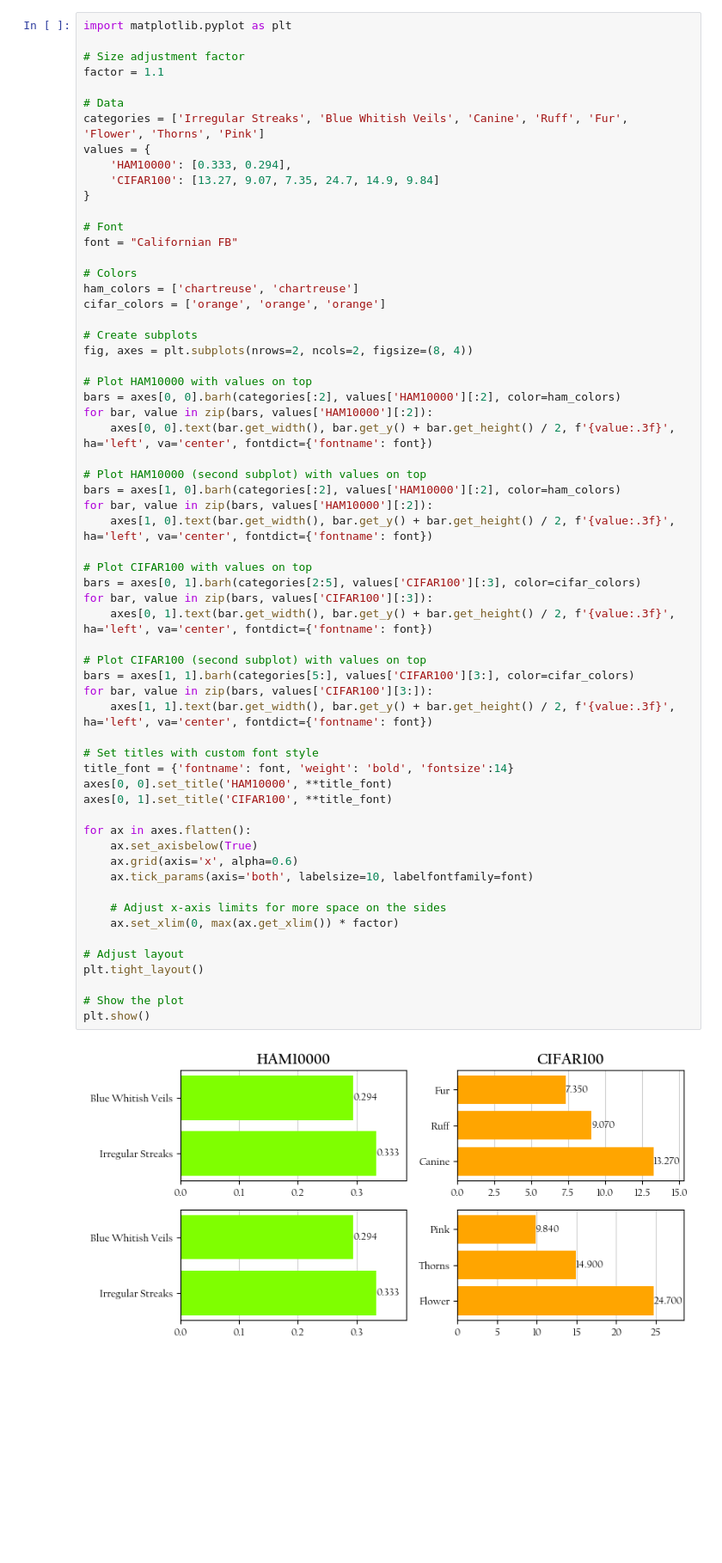
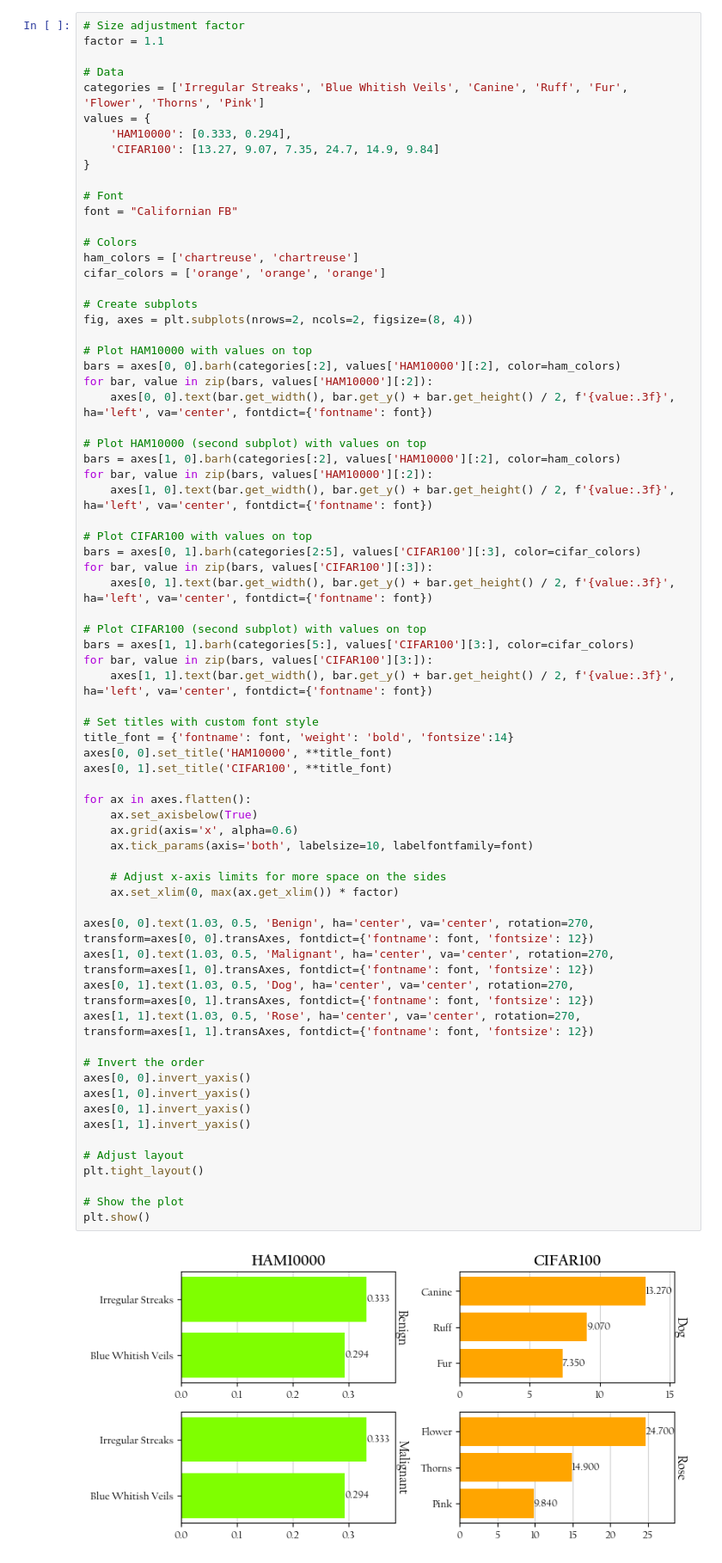
Before and after one commit to dgcnz/FACT, a Jupyter notebook: notebooks/plot_book.ipynb, the cells around one changed output. Shown: that part at 86% size. Drawn from its saved outputs; the diff is of its cells as text; blank space fills up the shorter version.

Commit message:
fix: Update plots and fix downloader bug

```diff
--- a/notebooks/plot_book.ipynb
+++ b/notebooks/plot_book.ipynb
@@ -5,6 +9,4 @@ This notebook contains all the code for the plots in the paper.
 # %%
-import matplotlib.pyplot as plt
-
 # Size adjustment factor
 factor = 1.1
 
@@ -37,31 +39,42 @@ for bar, value in zip(bars, values['HAM10000'][:2]):
 
 # Plot CIFAR100 with values on top
 bars = axes[0, 1].barh(categories[2:5], values['CIFAR100'][:3], color=cifar_colors)
 for bar, value in zip(bars, values['CIFAR100'][:3]):
     axes[0, 1].text(bar.get_width(), bar.get_y() + bar.get_height() / 2, f'{value:.3f}', ha='left', va='center', fontdict={'fontname': font})
 
 # Plot CIFAR100 (second subplot) with values on top
 bars = axes[1, 1].barh(categories[5:], values['CIFAR100'][3:], color=cifar_colors)
 for bar, value in zip(bars, values['CIFAR100'][3:]):
     axes[1, 1].text(bar.get_width(), bar.get_y() + bar.get_height() / 2, f'{value:.3f}', ha='left', va='center', fontdict={'fontname': font})
 
 # Set titles with custom font style
 title_font = {'fontname': font, 'weight': 'bold', 'fontsize':14}
 axes[0, 0].set_title('HAM10000', **title_font)
 axes[0, 1].set_title('CIFAR100', **title_font)
 
 for ax in axes.flatten():
     ax.set_axisbelow(True)
     ax.grid(axis='x', alpha=0.6)
     ax.tick_params(axis='both', labelsize=10, labelfontfamily=font)
 
     # Adjust x-axis limits for more space on the sides
     ax.set_xlim(0, max(ax.get_xlim()) * factor)
 
+axes[0, 0].text(1.03, 0.5, 'Benign', ha='center', va='center', rotation=270, transform=axes[0, 0].transAxes, fontdict={'fontname': font, 'fontsize': 12})
+axes[1, 0].text(1.03, 0.5, 'Malignant', ha='center', va='center', rotation=270, transform=axes[1, 0].transAxes, fontdict={'fontname': font, 'fontsize': 12})
+axes[0, 1].text(1.03, 0.5, 'Dog', ha='center', va='center', rotation=270, transform=axes[0, 1].transAxes, fontdict={'fontname': font, 'fontsize': 12})
+axes[1, 1].text(1.03, 0.5, 'Rose', ha='center', va='center', rotation=270, transform=axes[1, 1].transAxes, fontdict={'fontname': font, 'fontsize': 12})
+
+# Invert the order
+axes[0, 0].invert_yaxis()
+axes[1, 0].invert_yaxis()
+axes[0, 1].invert_yaxis()
+axes[1, 1].invert_yaxis()
+
 # Adjust layout
 plt.tight_layout()
 
 # Show the plot
 plt.show()
 # %% [output]
-[figure, old version]
+[figure, new version]
```
Also changed, not shown: parts of 4 cells of this notebook, 3 other files.
